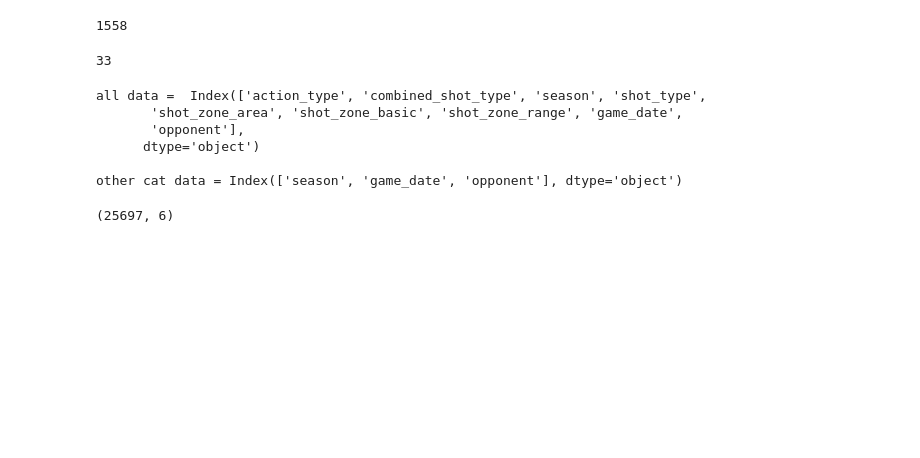
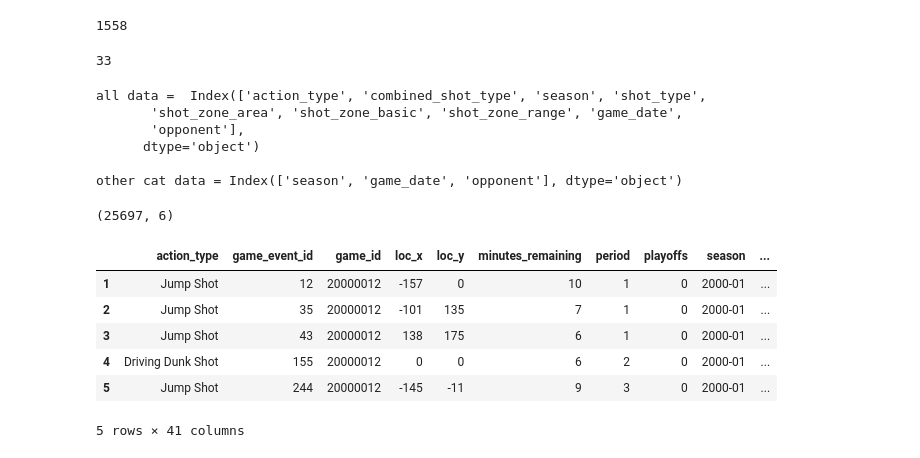
Before and after one commit to DVMix/Netology, a Jupyter notebook: ML/FE 3/HW_Kobe.ipynb, the cells around one changed output. Cells and saved outputs as stored; diff of their text form; code cells hidden in the pictures; blank space fills up the shorter version.

```diff
--- a/ML/FE 3/HW_Kobe.ipynb
+++ b/ML/FE 3/HW_Kobe.ipynb
@@ -314,3 +300,15 @@ shooting_data.shape
 # %% [output]
 (25697, 6)
+# %%
+data_redused_heated = pd.get_dummies(data_redused,columns=one_hot)
+# %%
+data_redused_heated.head()
+# %% [output]
+|  | action_type | game_event_id | game_id | loc_x | loc_y | minutes_remaining | period | playoffs | season | ... |
+| 1 | Jump Shot | 12 | 20000012 | -157 | 0 | 10 | 1 | 0 | 2000-01 | ... |
+| 2 | Jump Shot | 35 | 20000012 | -101 | 135 | 7 | 1 | 0 | 2000-01 | ... |
+| 3 | Jump Shot | 43 | 20000012 | 138 | 175 | 6 | 1 | 0 | 2000-01 | ... |
+| 4 | Driving Dunk Shot | 155 | 20000012 | 0 | 0 | 6 | 2 | 0 | 2000-01 | ... |
+| 5 | Jump Shot | 244 | 20000012 | -145 | -11 | 9 | 3 | 0 | 2000-01 | ... |
+5 rows × 41 columns
 # %%
```
Also changed, not shown: parts of 38 cells of this notebook.
